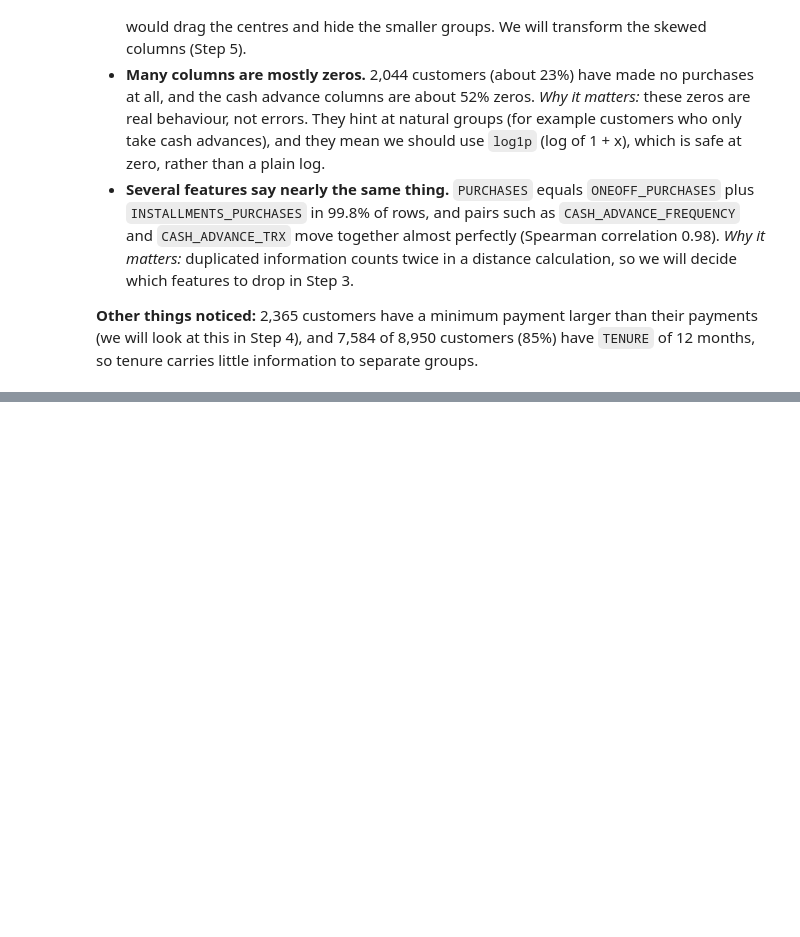
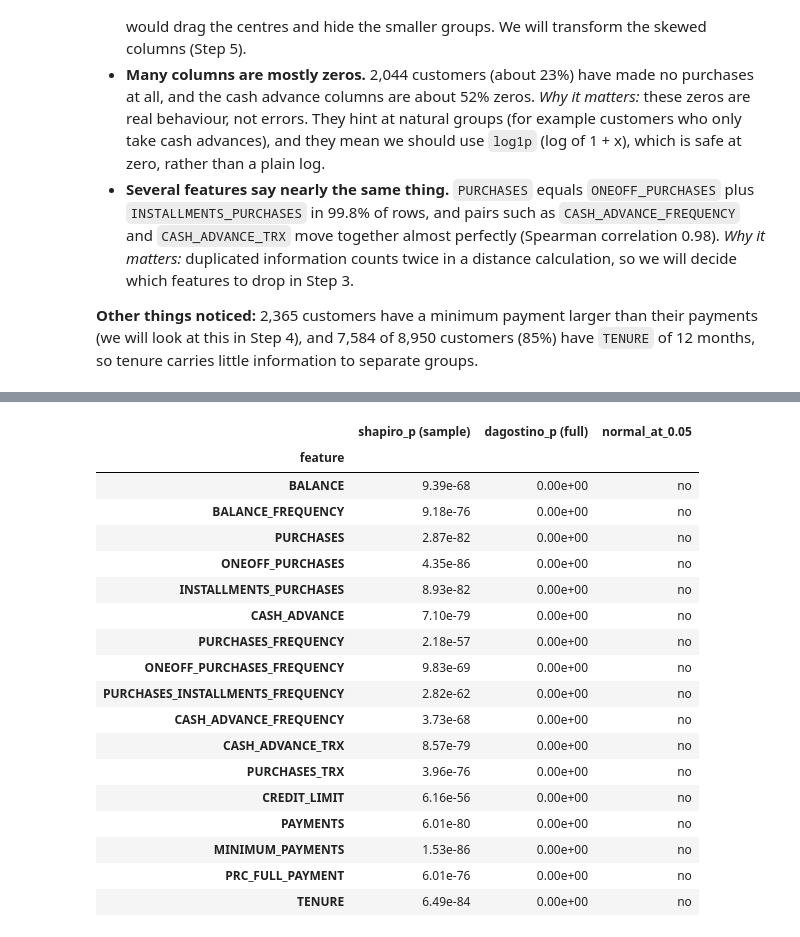
Before and after one commit to iamjomark/credit-card-customer-segmentation, a Jupyter notebook: notebooks/01_eda.ipynb, the cells around one changed output, grey strips where cells are left out. Drawn from its saved outputs; the diff is of its cells as text; code cells hidden in the pictures; blank space fills up the shorter version.

```diff
--- a/notebooks/01_eda.ipynb
+++ b/notebooks/01_eda.ipynb
@@ -155,0 +169,10 @@ df['CREDIT_LIMIT'].isna().sum()=np.int64(1), df['MINIMUM_PAYMENTS'].isna().sum()
+# %%
+from scipy import stats  # imported here because this is the first cell that needs scipy
+
+features = df.drop(columns="CUST_ID").columns.tolist()  # the 17 numeric features
+
+shape_table = pd.DataFrame({
+    "skewness": [stats.skew(df[col].dropna()) for col in features],      # lopsidedness of each column
+    "excess_kurtosis": [stats.kurtosis(df[col].dropna()) for col in features],  # tail heaviness (0 = normal)
+}, index=features).round(2).sort_values("skewness", ascending=False)
+shape_table
@@ -155,0 +240,37 @@ df['CREDIT_LIMIT'].isna().sum()=np.int64(1), df['MINIMUM_PAYMENTS'].isna().sum()
+# %%
+rows = []
+for name in features:
+    values = df[name].dropna()
+    sample = values.sample(n=min(5000, len(values)), random_state=42)  # fixed seed so results repeat
+    shapiro_p = stats.shapiro(sample).pvalue          # Shapiro-Wilk on the sample
+    dagostino_p = stats.normaltest(values).pvalue     # D'Agostino K-squared on all rows
+    rows.append({
+        "feature": name,
+        "shapiro_p (sample)": shapiro_p,
+        "dagostino_p (full)": dagostino_p,
+        # one-liner: "yes" only if BOTH p-values are above alpha (0.05), otherwise "no"
+        "normal_at_0.05": "yes" if min(shapiro_p, dagostino_p) > 0.05 else "no",
+    })
+
+normality_table = pd.DataFrame(rows).set_index("feature")
+normality_table.style.format({"shapiro_p (sample)": "{:.2e}", "dagostino_p (full)": "{:.2e}"})  # sci notation for tiny p
+# %% [output]
+|  | shapiro_p (sample) | dagostino_p (full) | normal_at_0.05 |
+| feature |  |  |  |
+| BALANCE | 9.39e-68 | 0.00e+00 | no |
+| BALANCE_FREQUENCY | 9.18e-76 | 0.00e+00 | no |
+| PURCHASES | 2.87e-82 | 0.00e+00 | no |
+| ONEOFF_PURCHASES | 4.35e-86 | 0.00e+00 | no |
+| INSTALLMENTS_PURCHASES | 8.93e-82 | 0.00e+00 | no |
+| CASH_ADVANCE | 7.10e-79 | 0.00e+00 | no |
+| PURCHASES_FREQUENCY | 2.18e-57 | 0.00e+00 | no |
+| ONEOFF_PURCHASES_FREQUENCY | 9.83e-69 | 0.00e+00 | no |
+| PURCHASES_INSTALLMENTS_FREQUENCY | 2.82e-62 | 0.00e+00 | no |
+| CASH_ADVANCE_FREQUENCY | 3.73e-68 | 0.00e+00 | no |
+| CASH_ADVANCE_TRX | 8.57e-79 | 0.00e+00 | no |
+| PURCHASES_TRX | 3.96e-76 | 0.00e+00 | no |
+| CREDIT_LIMIT | 6.16e-56 | 0.00e+00 | no |
+| PAYMENTS | 6.01e-80 | 0.00e+00 | no |
+| MINIMUM_PAYMENTS | 1.53e-86 | 0.00e+00 | no |
+| PRC_FULL_PAYMENT | 6.01e-76 | 0.00e+00 | no |
+| TENURE | 6.49e-84 | 0.00e+00 | no |
```
Also changed, not shown: parts of 32 cells of this notebook, 11 other files.
